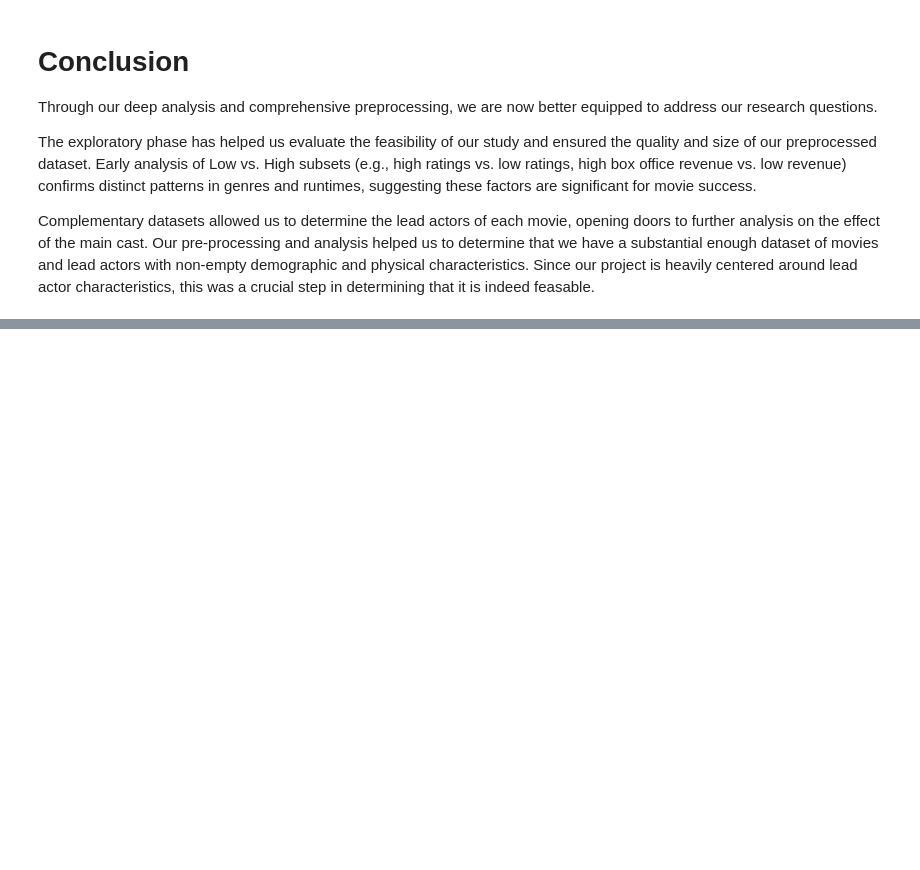
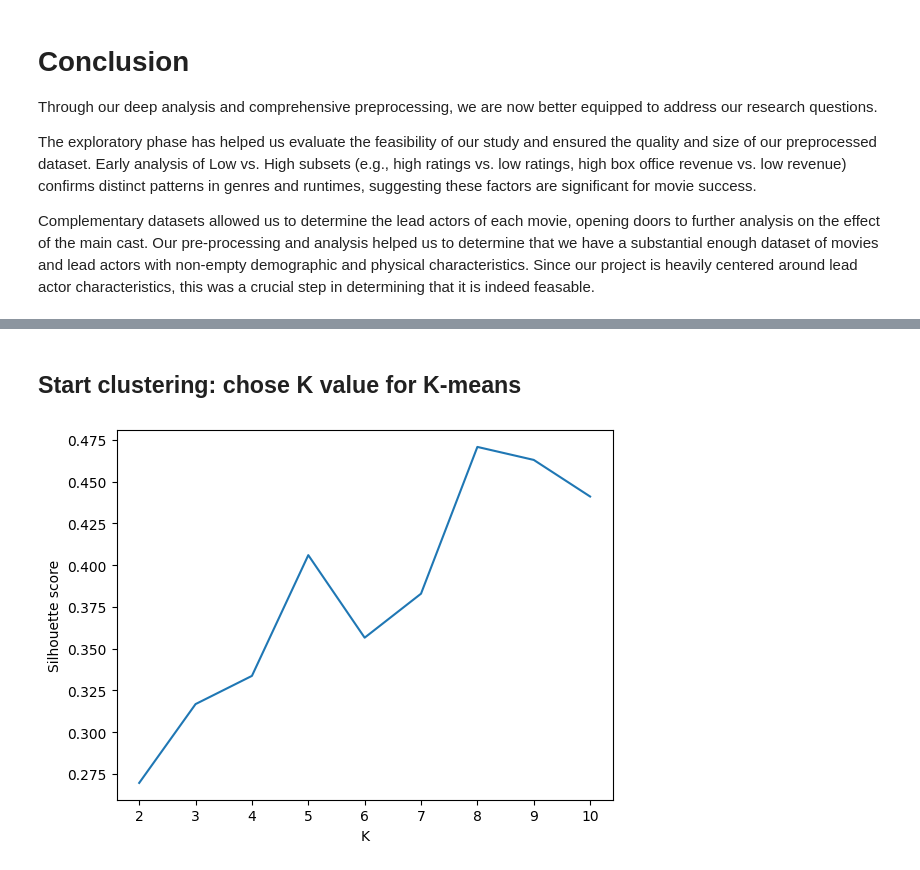
Before and after one commit to epfl-ada/ada-2024-project-authenticdataaddicts, a Jupyter notebook: results.ipynb, the cells around one changed output, grey strips where cells are left out. Cells and saved outputs as stored; diff of their text form; code cells hidden in the pictures; blank space fills up the shorter version.

Commit message:
add clustering

```diff
--- a/results.ipynb
+++ b/results.ipynb
@@ -1045,0 +1074,6 @@ Complementary datasets allowed us to determine the lead actors of each movie, op
+# %%
+# Apply the mapping and drop unnecessary columns
+cluster_df = cluster_df.copy()
+cluster_df['ethnicity_group'] = cluster_df['actor_ethnicity_label'].map(ethnicity_mapping).fillna('Other')
+cluster_df = cluster_df[cluster_df['ethnicity_group'] != 'Other']  # Remove uncategorized rows
+cluster_df.drop(columns=['actor_ethnicity_label'], inplace=True)
@@ -1045,0 +1085,15 @@ Complementary datasets allowed us to determine the lead actors of each movie, op
+# %%
+# distinguish numerical and categorical features
+numeric_cols = cluster_df.select_dtypes(include=np.number)
+cat_cols = cluster_df.select_dtypes(include='object')
+# %%
+# standardize numerical features
+normalized_df = calculate_zscore(cluster_df, numeric_cols)
+normalized_df = normalized_df[numeric_cols.columns]
+# One-hot encode and standardize numerical features
+cat_one_hot_df, one_hot_cols = one_hot_encode(cluster_df, cat_cols)
+cat_one_hot_norm_df = calculate_zscore(cat_one_hot_df, one_hot_cols)
+# %%
+# Concatenate numerical and categorical preprocesses features
+processed_df = pd.concat([normalized_df, cat_one_hot_norm_df], axis=1)
+processed_df.head()
@@ -1045,0 +1107,22 @@ Complementary datasets allowed us to determine the lead actors of each movie, op
+# %% [markdown]
+## Start clustering: chose K value for K-means
+# %%
+silhouettes = []
+
+# Try multiple k
+for k in range(2, 11):
+    # Cluster the data and assigne the labels
+    labels = KMeans(n_clusters=k, random_state=42).fit_predict(processed_df)
+    # Get the Silhouette score
+    score = silhouette_score(processed_df, labels)
+    silhouettes.append({"k": k, "score": score})
+
+# Convert to dataframe
+silhouettes = pd.DataFrame(silhouettes)
+
+# Plot the data
+plt.plot(silhouettes.k, silhouettes.score)
+plt.xlabel("K")
+plt.ylabel("Silhouette score");
+# %% [output]
+[figure, added]
```
Also changed, not shown: parts of 25 cells of this notebook, 1 other file.
